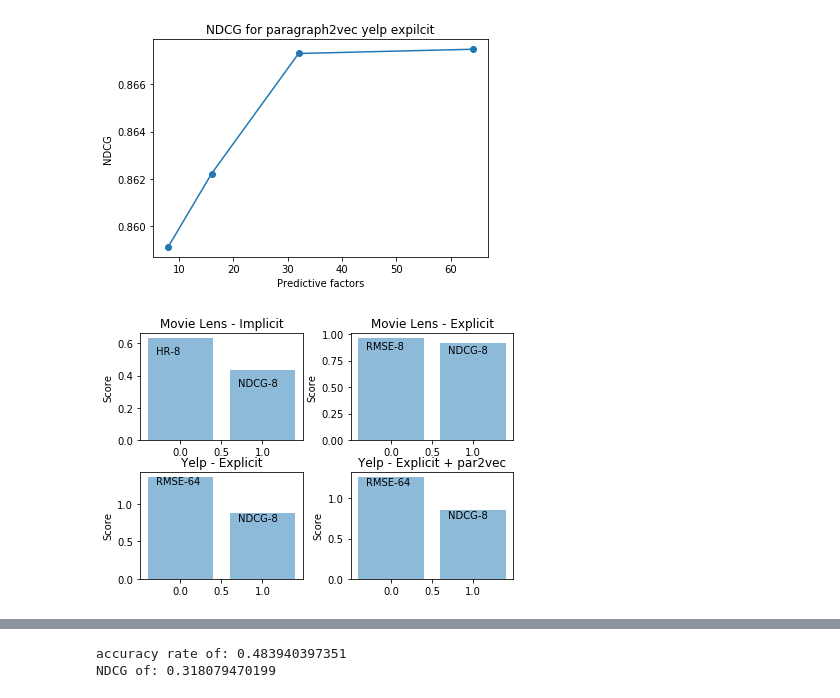
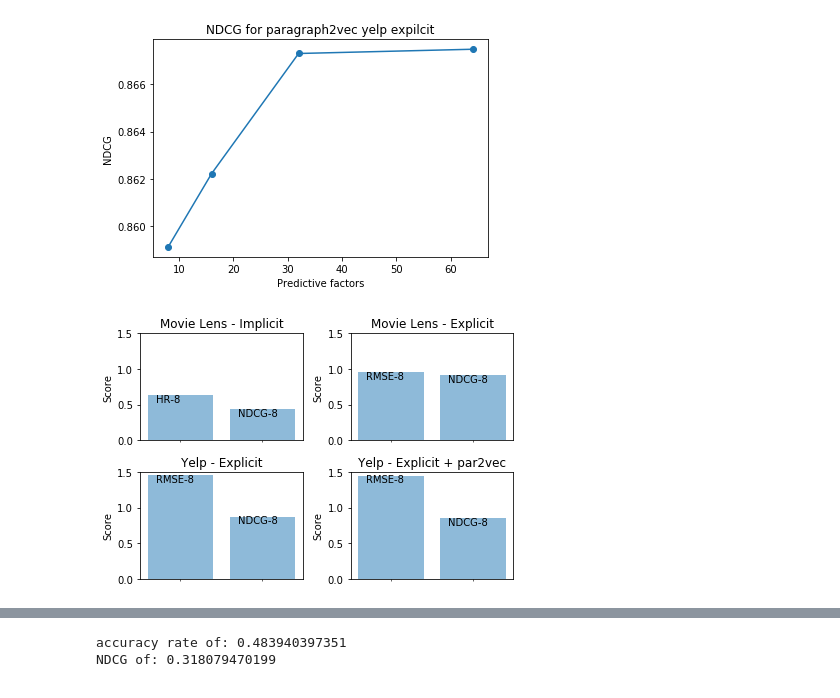
Before and after one commit to xuehaiping/CSCE670_NCF, a Jupyter notebook: report.ipynb, the cells around one changed output, grey strips where cells are left out. Drawn from its saved outputs; the diff is of its cells as text; code cells hidden in the pictures.

Commit message:
Fixed yaxis graphs

```diff
--- a/report.ipynb
+++ b/report.ipynb
@@ -452,29 +452,45 @@ plt.show()
 # %%
 import numpy as np
 
-mov_imp_y_hit_rate_best = np.max(mov_im_y_hit_rate[1:len(mov_im_y_hit_rate)])
-mov_imp_y_hit_rate_best_factors = x[np.argmax(mov_im_y_hit_rate[1:len(mov_im_y_hit_rate)])+1]
+#mov_imp_y_hit_rate_best = np.max(mov_im_y_hit_rate[1:len(mov_im_y_hit_rate)])
+#mov_imp_y_hit_rate_best_factors = x[np.argmax(mov_im_y_hit_rate[1:len(mov_im_y_hit_rate)])+1]
+mov_imp_y_hit_rate_best = mov_im_y_hit_rate[1]
+mov_imp_y_hit_rate_best_factors = 8
 
-mov_im_y_ndcg_best = np.max(mov_im_y_ndcg[1:len(mov_im_y_ndcg)])
-mov_im_y_ndcg_best_factors = x[np.argmax(mov_im_y_ndcg[1:len(mov_im_y_ndcg)])+1]
+#mov_im_y_ndcg_best = np.max(mov_im_y_ndcg[1:len(mov_im_y_ndcg)])
+#mov_im_y_ndcg_best_factors = x[np.argmax(mov_im_y_ndcg[1:len(mov_im_y_ndcg)])+1]
+mov_im_y_ndcg_best = mov_im_y_ndcg[1]
+mov_im_y_ndcg_best_factors = 8
 
-mov_ex_rmse_best = np.min(mov_ex_rmse[1:len(mov_ex_rmse)])
-mov_ex_rmse_best_factors = x[np.argmin(mov_ex_rmse[1:len(mov_ex_rmse)])+1]
+#mov_ex_rmse_best = np.min(mov_ex_rmse[1:len(mov_ex_rmse)])
+#mov_ex_rmse_best_factors = x[np.argmin(mov_ex_rmse[1:len(mov_ex_rmse)])+1]
+mov_ex_rmse_best = mov_ex_rmse[1]
+mov_ex_rmse_best_factors = 8
 
-mov_ex_ndcg_best = np.max(mov_ex_ndcg[1:len(mov_ex_ndcg)])
-mov_ex_ndcg_best_factors = x[np.argmax(mov_ex_ndcg[1:len(mov_ex_ndcg)])+1]
+#mov_ex_ndcg_best = np.max(mov_ex_ndcg[1:len(mov_ex_ndcg)])
+#mov_ex_ndcg_best_factors = x[np.argmax(mov_ex_ndcg[1:len(mov_ex_ndcg)])+1]
+mov_ex_ndcg_best = mov_ex_ndcg[1]
+mov_ex_ndcg_best_factors = 8
 
-yelp_ex_rmse_best = np.min(yelp_ex_rmse[1:len(yelp_ex_rmse)])
-yelp_ex_rmse_best_factors = x[np.argmin(yelp_ex_rmse[1:len(yelp_ex_rmse)])+1]
+#yelp_ex_rmse_best = np.min(yelp_ex_rmse[1:len(yelp_ex_rmse)])
+#yelp_ex_rmse_best_factors = x[np.argmin(yelp_ex_rmse[1:len(yelp_ex_rmse)])+1]
+yelp_ex_rmse_best = yelp_ex_rmse[1]
+yelp_ex_rmse_best_factors = 8
 
-yelp_ex_ndcg_best = np.max(yelp_ex_ndcg[1:len(yelp_ex_ndcg)])
-yelp_ex_ndcg_best_factors = x[np.argmax(yelp_ex_ndcg[1:len(yelp_ex_ndcg)])+1]
+#yelp_ex_ndcg_best = np.max(yelp_ex_ndcg[1:len(yelp_ex_ndcg)])
+#yelp_ex_ndcg_best_factors = x[np.argmax(yelp_ex_ndcg[1:len(yelp_ex_ndcg)])+1]
+yelp_ex_ndcg_best = yelp_ex_ndcg[1]
+yelp_ex_ndcg_best_factors = 8
 
-yelp_p2v_rmse_best = np.min(yelp_p2v_rmse[1:len(yelp_p2v_rmse)])
-yelp_p2v_rmse_best_factors = x[np.argmin(yelp_p2v_rmse[1:len(yelp_p2v_rmse)])+1]
+#yelp_p2v_rmse_best = np.min(yelp_p2v_rmse[1:len(yelp_p2v_rmse)])
+#yelp_p2v_rmse_best_factors = x[np.argmin(yelp_p2v_rmse[1:len(yelp_p2v_rmse)])+1]
+yelp_p2v_rmse_best = yelp_p2v_rmse[1]
+yelp_p2v_rmse_best_factors = 8
 
-yelp_p2v_ndcg_best = np.min(yelp_p2v_ndcg[1:len(yelp_p2v_ndcg)])
-yelp_p2v_ndcg_best_factors = x[np.argmin(yelp_p2v_ndcg[1:len(yelp_p2v_ndcg)])+1]
+#yelp_p2v_ndcg_best = np.min(yelp_p2v_ndcg[1:len(yelp_p2v_ndcg)])
+#yelp_p2v_ndcg_best_factors = x[np.argmin(yelp_p2v_ndcg[1:len(yelp_p2v_ndcg)])+1]
+yelp_p2v_ndcg_best = yelp_p2v_ndcg[1]
+yelp_p2v_ndcg_best_factors = 8
 
 
 f, axarr = plt.subplots(2, 2)
@@ -488,6 +504,8 @@ axarr[0, 0].bar(y_pos, performance, align='center', alpha=0.5)
 axarr[0, 0].set_xticks(y_pos, objects)
 axarr[0, 0].set_ylabel('Score')
 axarr[0, 0].set_title('Movie Lens - Implicit')
+axarr[0, 0].set_ylim((0,1.5))
+axarr[0, 0].set_xticks([])
 
 
 objects = ('RMSE / Factors='+str(mov_ex_rmse_best_factors), 'NDCG / Factors='+str(mov_ex_ndcg_best_factors))
@@ -497,32 +515,38 @@ axarr[0, 1].annotate('RMSE-'+str(mov_ex_rmse_best_factors), xy=(0, 0), xytext=(-
 axarr[0, 1].annotate('NDCG-'+str(mov_ex_ndcg_best_factors), xy=(0, 0), xytext=(0.7, mov_ex_ndcg_best-0.1))
 axarr[0, 1].bar(y_pos, performance, align='center', alpha=0.5)
 axarr[0, 1].set_xticks(y_pos, objects)
 axarr[0, 1].set_ylabel('Score')
 axarr[0, 1].set_title('Movie Lens - Explicit')
+axarr[0, 1].set_ylim((0,1.5))
+axarr[0, 1].set_xticks([])
 
 
 
 objects = ('RMSE / Factors='+str(yelp_ex_rmse_best_factors), 'NDCG / Factors='+str(yelp_ex_ndcg_best_factors))
 y_pos = np.arange(len(objects))
 performance = [yelp_ex_rmse_best, yelp_ex_ndcg_best]
 axarr[1, 0].annotate('RMSE-'+str(yelp_ex_rmse_best_factors), xy=(0, 0), xytext=(-0.3, yelp_ex_rmse_best-0.1))
 axarr[1, 0].annotate('NDCG-'+str(yelp_ex_ndcg_best_factors), xy=(0, 0), xytext=(0.7, yelp_ex_ndcg_best-0.1))
 axarr[1, 0].bar(y_pos, performance, align='center', alpha=0.5)
 axarr[1, 0].set_xticks(y_pos, objects)
 axarr[1, 0].set_ylabel('Score')
 axarr[1, 0].set_title('Yelp - Explicit')
+axarr[1, 0].set_ylim((0,1.5))
+axarr[1, 0].set_xticks([])
 
 
 objects = ('RMSE / Factors='+str(yelp_p2v_rmse_best_factors), 'NDCG / Factors='+str(yelp_p2v_rmse_best_factors))
 y_pos = np.arange(len(objects))
 performance = [yelp_p2v_rmse_best, yelp_p2v_ndcg_best]
 axarr[1, 1].annotate('RMSE-'+str(yelp_p2v_rmse_best_factors), xy=(0, 0), xytext=(-0.3, yelp_p2v_rmse_best-0.1))
 axarr[1, 1].annotate('NDCG-'+str(yelp_p2v_ndcg_best_factors), xy=(0, 0), xytext=(0.7, yelp_p2v_ndcg_best-0.1))
 axarr[1, 1].bar(y_pos, performance, align='center', alpha=0.5)
 axarr[1, 1].set_xticks(y_pos, objects)
 axarr[1, 1].set_ylabel('Score')
 axarr[1, 1].set_title('Yelp - Explicit + par2vec')
+axarr[1, 1].set_ylim((0,1.5))
+axarr[1, 1].set_xticks([])
 plt.show()
 # %% [output]
-[figure, old version]
+[figure, new version]
 # %% [markdown]
```
Also changed, not shown: parts of 1 cell of this notebook.
